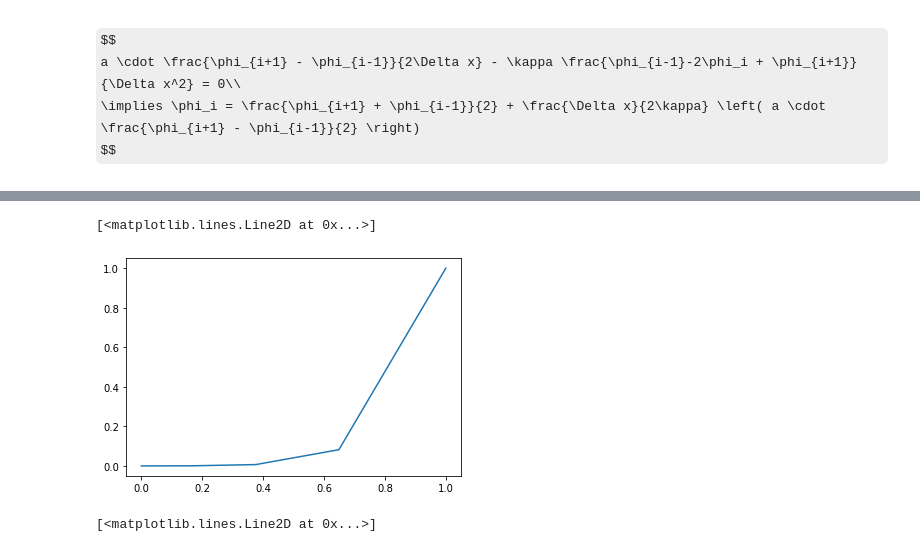
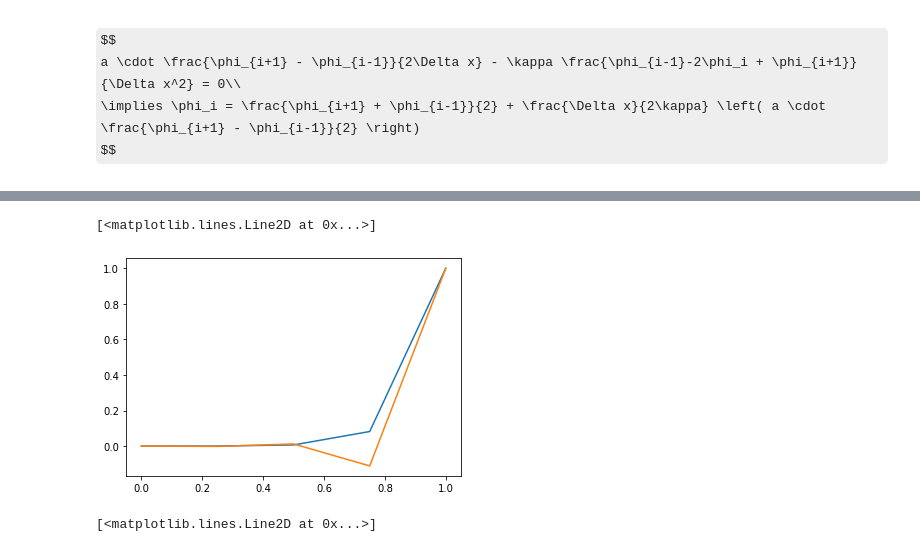
Before and after one commit to waltherwj/CFD, a Jupyter notebook: Code Development Notebook - Advection-diffusion finite difference.ipynb, the cells around one changed output, grey strips where cells are left out. Drawn from its saved outputs; the diff is of its cells as text; code cells hidden in the pictures; some formulas as TeX source.

Commit message:
finalized loop to generate graphs

```diff
--- a/Code Development Notebook - Advection-diffusion finite difference.ipynb
+++ b/Code Development Notebook - Advection-diffusion finite difference.ipynb
@@ -171,7 +173,7 @@ def find_dx(mesh_coordinates, i):
 
     return dx
 
-def array_iteration(fun, mesh, fixed_index):
+def array_iteration(fun, mesh, fixed_index, kappa, a):
     """
     takes a function and a mesh, and iterates through the mesh
     values with the function
@@ -182,4 +184,4 @@ def array_iteration(fun, mesh, fixed_index):
         if not(fixed_index[i]):
             #print(i)
             dx = find_dx(mesh[0], i)
-            fun(mesh[1], i, dx)
+            fun(mesh[1], i, dx, kappa, a)
@@ -219,17 +253,18 @@ mesh, indices = create_mesh(boundary_values = [0,1], boundary_locations = [0,1],
 # %%
 x_exact = np.linspace(0,1,n_nodes)
 Pe = Peclet(a[1], L, k)
 phi_exct = phi_exact(x_exact, Pe, L)
 #plt.plot(x_exact, phi_exct)
 
-array_iteration(phi_CD_only, mesh, indices)
+array_iteration(phi_CD_only, mesh, indices, kappa=k, a=a[1])
 #print(mesh)
 #plt.plot(mesh[0],mesh[1])
-plt.plot(mesh[1],phi_exct)
+plt.plot(mesh[0],phi_exct)
+plt.plot(mesh[0],mesh[1])
 #plt.plot(mesh[0],mesh[1]-phi_exct)
 # %% [output]
 [<matplotlib.lines.Line2D at 0x...>]
-[figure, old version]
+[figure, new version]
 # %%
     x_exact = np.linspace(0,1,n_nodes)
     Pe = Peclet(a[1], L, k)
```
Also changed, not shown: parts of 3 cells of this notebook.
